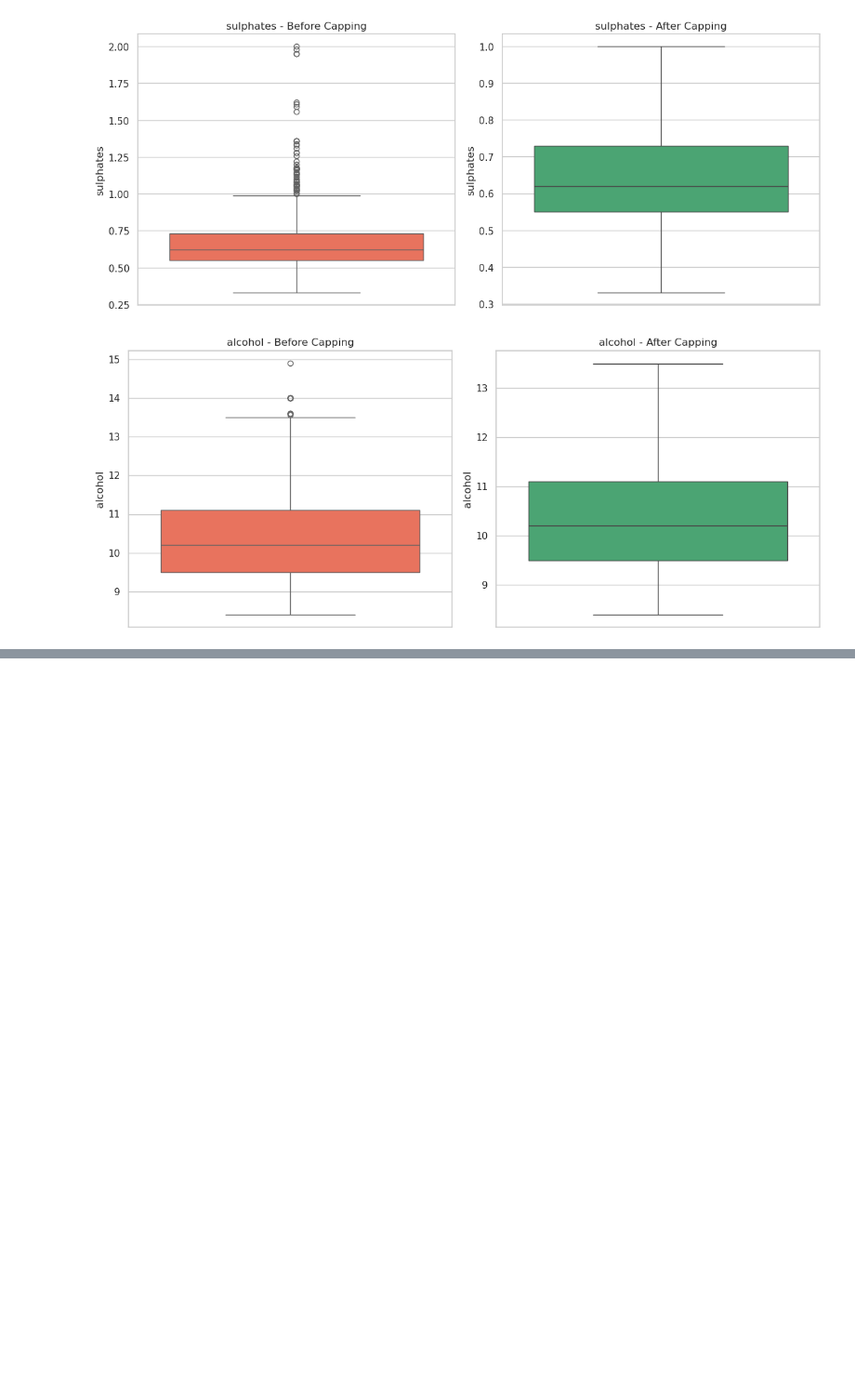
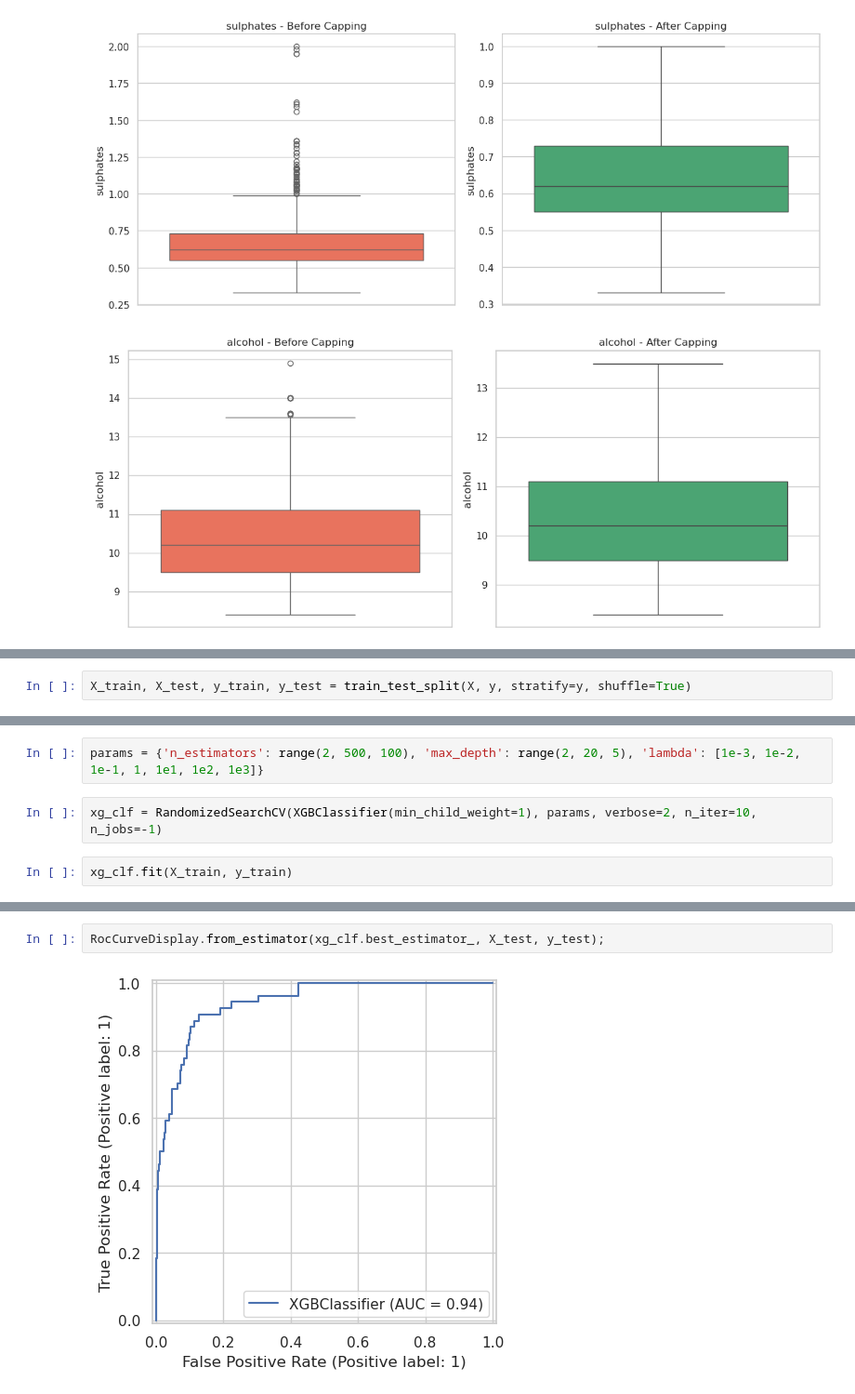
Before and after one commit to SherinDZerogithub/ML-Wine-Predicting-Model-CS1, a Jupyter notebook: wine_quality_predicting_model/notebooks/FC211017_ChamodiThennakon/xgboost.ipynb, the cells around one changed output, grey strips where cells are left out. Shown at 93% size. Saved outputs shown, nothing was run; the diff lists cells and outputs as text; blank space fills up the shorter version.

Commit message:
XGBoost model training.

```diff
--- a/wine_quality_predicting_model/notebooks/FC211017_ChamodiThennakon/xgboost.ipynb
+++ b/wine_quality_predicting_model/notebooks/FC211017_ChamodiThennakon/xgboost.ipynb
@@ -134,0 +151,2 @@ plot_boxplots_before_after(df, df_capped, numeric_cols)
+# %%
+X_train, X_test, y_train, y_test = train_test_split(X, y, stratify=y, shuffle=True)
@@ -134,0 +168,6 @@ plot_boxplots_before_after(df, df_capped, numeric_cols)
+# %%
+params = {'n_estimators': range(2, 500, 100), 'max_depth': range(2, 20, 5), 'lambda': [1e-3, 1e-2, 1e-1, 1, 1e1, 1e2, 1e3]}
+# %%
+xg_clf = RandomizedSearchCV(XGBClassifier(min_child_weight=1), params, verbose=2, n_iter=10, n_jobs=-1)
+# %%
+xg_clf.fit(X_train, y_train)
@@ -134,0 +228,4 @@ plot_boxplots_before_after(df, df_capped, numeric_cols)
+# %%
+RocCurveDisplay.from_estimator(xg_clf.best_estimator_, X_test, y_test);
+# %% [output]
+[figure, added]
```
Also changed, not shown: parts of 33 cells of this notebook, 4 other files.
